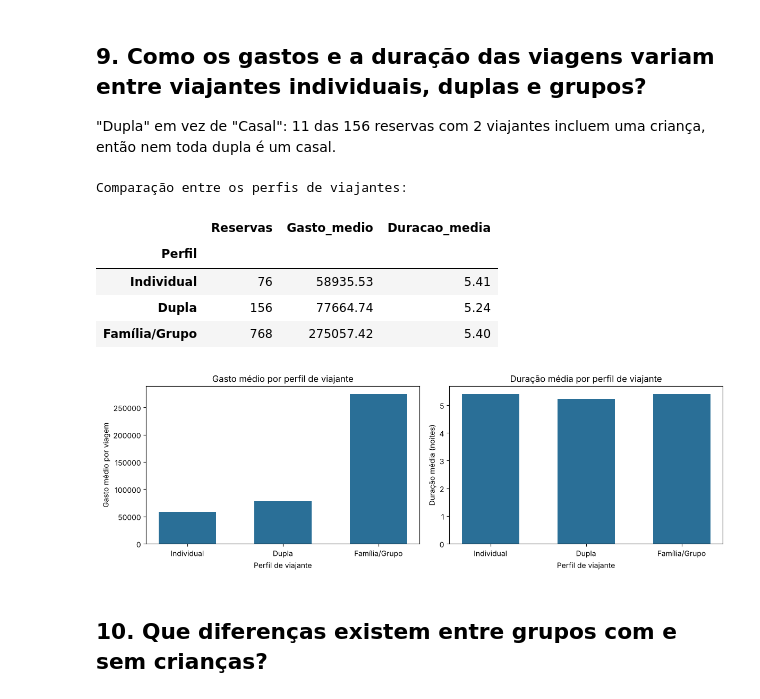
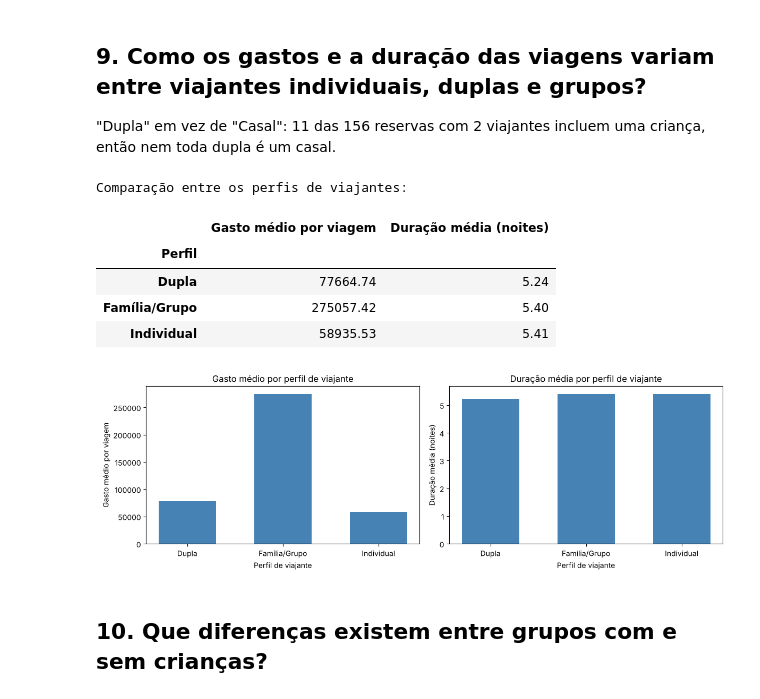
Before and after one commit to FVGustavo/inatel_c11_exercicios, a Jupyter notebook: c11_projeto.ipynb, the cells around one changed output. Cells and saved outputs as stored; diff of their text form; code cells hidden in the pictures.

```diff
--- a/c11_projeto.ipynb
+++ b/c11_projeto.ipynb
@@ -45,18 +26,15 @@ MESES = ['Janeiro', 'Fevereiro', 'Março', 'Abril', 'Maio', 'Junho',
 # %%
-def load_bookings(csv_path: str) -> pd.DataFrame:
-    """Lê o CSV, converte as datas e remove reservas duplicadas."""
-    dados = pd.read_csv(csv_path, parse_dates=['Booking_Date', 'Travel_Date', 'Return_Date'])
-    return dados.drop_duplicates(subset='Booking_ID')
+import pandas as pd
+import numpy as np
+import matplotlib.pyplot as plt
 
+dados = pd.read_csv('Travel And Tourism.csv', parse_dates=['Booking_Date', 'Travel_Date', 'Return_Date'])
 
-dados = load_bookings(CSV_PATH)
-
-# colunas derivadas usadas em mais de uma pergunta
 dados['Custo_por_viajante'] = dados['Total_Trip_Cost'] / dados['Number_of_Travellers']
 dados['Custo_viajante_noite'] = dados['Custo_por_viajante'] / dados['Number_of_Nights']
 
-concluidas = dados[dados['Booking_Status'] == RATED_STATUS]
+concluidas = dados[dados['Booking_Status'] == 'Completed']
 
-print(f'{dados.shape[0]} reservas, {dados.shape[1]} colunas')
+print(dados.shape)
 dados.head()
 # %% [output]
@@ -389,40 +354,46 @@ plt.show()
 
 "Dupla" em vez de "Casal": 11 das 156 reservas com 2 viajantes incluem uma criança, então nem toda dupla é um casal.
 # %%
-# 1 viajante = Individual, 2 = Dupla, 3 ou mais = Família/Grupo
-dados['Perfil'] = pd.cut(dados['Number_of_Travellers'], bins=[0, 1, 2, np.inf],
-                         labels=['Individual', 'Dupla', 'Família/Grupo'])
+# criando uma coluna para identificar o perfil dos viajantes
+dados['Perfil'] = 'Família/Grupo'
+dados.loc[dados['Number_of_Travellers'] == 1, 'Perfil'] = 'Individual'
+dados.loc[dados['Number_of_Travellers'] == 2, 'Perfil'] = 'Dupla'
 
-tabela_viajantes = dados.groupby('Perfil', observed=True).agg(
-    Reservas=('Booking_ID', 'size'),
-    Gasto_medio=('Total_Trip_Cost', 'mean'),
-    Duracao_media=('Number_of_Nights', 'mean'),
-)
+# calculando o gasto medio e a duracao media por perfil
+grupo_viajantes = dados.groupby('Perfil')
+media_gastos = grupo_viajantes['Total_Trip_Cost'].mean()
+media_duracao = grupo_viajantes['Number_of_Nights'].mean()
+
+tabela_viajantes = pd.DataFrame({
+    'Gasto médio por viagem': media_gastos,
+    'Duração média (noites)': media_duracao
+})
+
 print('Comparação entre os perfis de viajantes:')
 display(tabela_viajantes.round(2))
 
 fig, axes = plt.subplots(1, 2, figsize=(12, 4))
 
-axes[0].bar(tabela_viajantes.index, tabela_viajantes['Gasto_medio'], color=PRIMARY_COLOR, width=0.6)
+axes[0].bar(media_gastos.index, media_gastos.values, color='steelblue', width=0.6)
 axes[0].set_title('Gasto médio por perfil de viajante')
 axes[0].set_xlabel('Perfil de viajante')
 axes[0].set_ylabel('Gasto médio por viagem')
 
-axes[1].bar(tabela_viajantes.index, tabela_viajantes['Duracao_media'], color=PRIMARY_COLOR, width=0.6)
+axes[1].bar(media_duracao.index, media_duracao.values, color='steelblue', width=0.6)
 axes[1].set_title('Duração média por perfil de viajante')
 axes[1].set_xlabel('Perfil de viajante')
 axes[1].set_ylabel('Duração média (noites)')
 
 plt.tight_layout()
 plt.show()
 # %% [output]
 Comparação entre os perfis de viajantes:
-|  | Reservas | Gasto_medio | Duracao_media |
-| Perfil |  |  |  |
-| Individual | 76 | 58935.53 | 5.41 |
-| Dupla | 156 | 77664.74 | 5.24 |
-| Família/Grupo | 768 | 275057.42 | 5.40 |
+|  | Gasto médio por viagem | Duração média (noites) |
+| Perfil |  |  |
+| Dupla | 77664.74 | 5.24 |
+| Família/Grupo | 275057.42 | 5.40 |
+| Individual | 58935.53 | 5.41 |
-[figure, old version]
+[figure, new version]
 # %% [markdown]
 ## 10. Que diferenças existem entre grupos com e sem crianças?
 # %%
```
Also changed, not shown: parts of 16 cells of this notebook.
